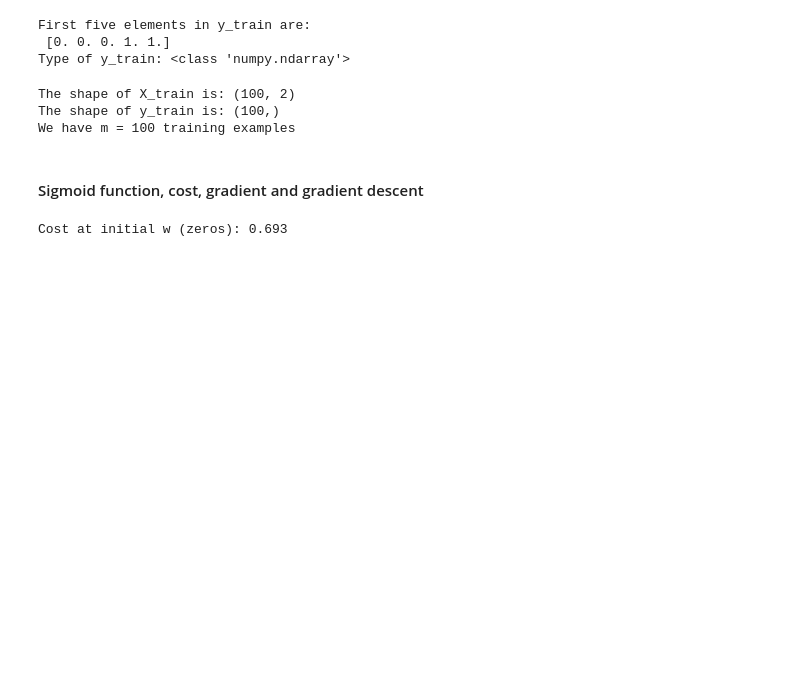
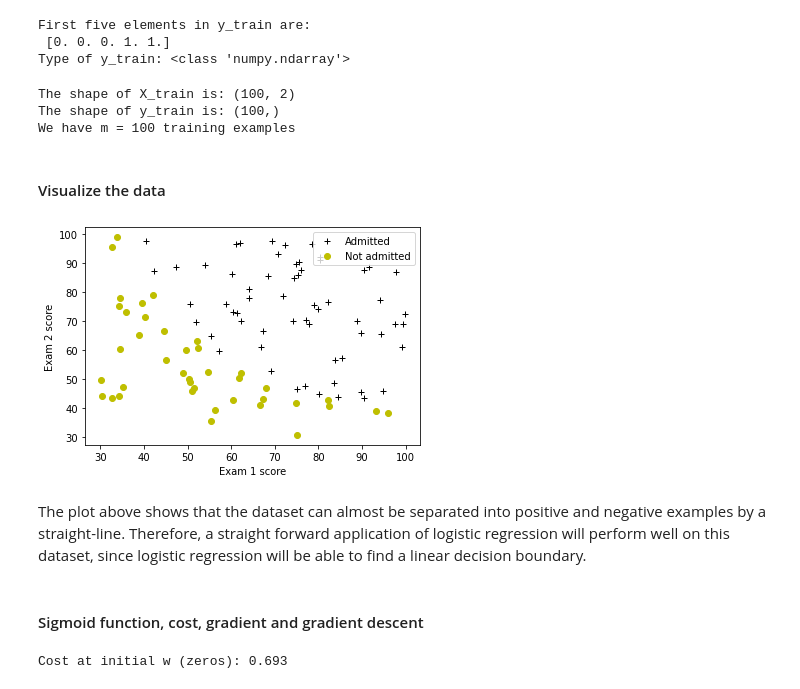
Before and after one commit to henryfash/Classification_with_Logistic_Regression, a Jupyter notebook: Logistic_Regression.ipynb, the cells around one changed output. Saved outputs shown, nothing was run; the diff lists cells and outputs as text; code cells hidden in the pictures; blank space fills up the shorter version.

```diff
--- a/Logistic_Regression.ipynb
+++ b/Logistic_Regression.ipynb
@@ -60,6 +61,22 @@ print ('We have m = %d training examples' % (len(y_train)))
 The shape of X_train is: (100, 2)
 The shape of y_train is: (100,)
 We have m = 100 training examples
+# %% [markdown]
+#### Visualize the data
+# %%
+# Plot examples
+plot_data(X_train, y_train[:], pos_label="Admitted", neg_label="Not admitted")
+
+# Set the y-axis label
+plt.ylabel('Exam 2 score')
+# Set the x-axis label
+plt.xlabel('Exam 1 score')
+plt.legend(loc="upper right")
+plt.show()
+# %% [output]
+[figure, added]
+# %% [markdown]
+The plot above shows that the dataset can almost be separated into positive and negative examples by a straight-line. Therefore, a straight forward application of logistic regression will perform well on this dataset, since logistic regression will be able to find a linear decision boundary.
 # %% [markdown]
 ####  Sigmoid function, cost, gradient and gradient descent
 # %%
```
Also changed, not shown: parts of 5 cells of this notebook, 2 other files.
